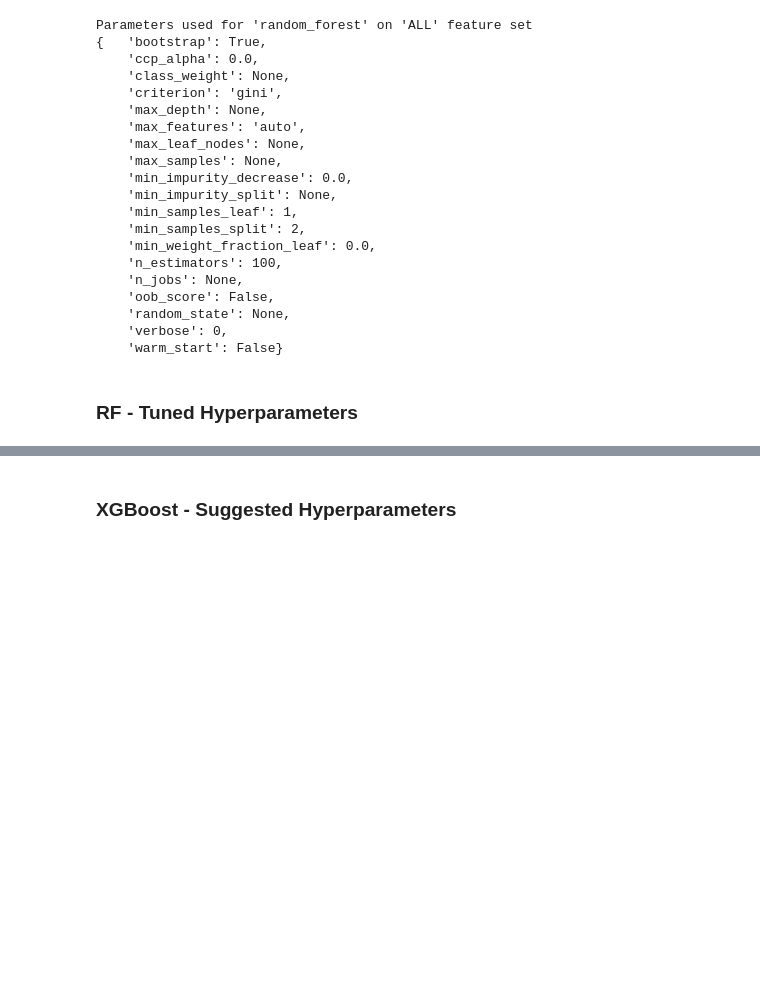
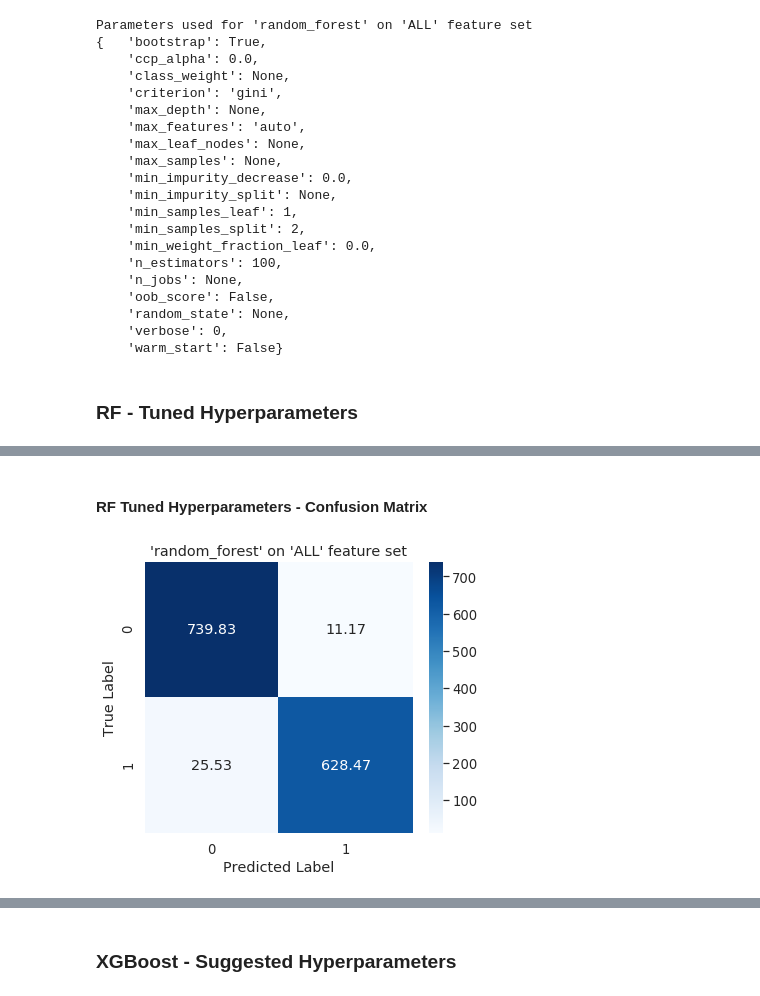
Before and after one commit to achmand/aml-crypto-graph, a Jupyter notebook: src/1.1_experiment_results.ipynb, the cells around one changed output, grey strips where cells are left out. Drawn from its saved outputs; the diff is of its cells as text; code cells hidden in the pictures; blank space fills up the shorter version.

```diff
--- a/src/1.1_experiment_results.ipynb
+++ b/src/1.1_experiment_results.ipynb
@@ -121,0 +167,6 @@ Parameters used for 'random_forest' on 'ALL' feature set
+# %% [markdown]
+####  RF Tuned Hyperparameters - Confusion Matrix
+# %%
+plot_result_matrices(benchmark_tuned_results, figsize=(6,5))
+# %% [output]
+[figure, added]
```
Also changed, not shown: parts of 10 cells of this notebook, 2 other files.
